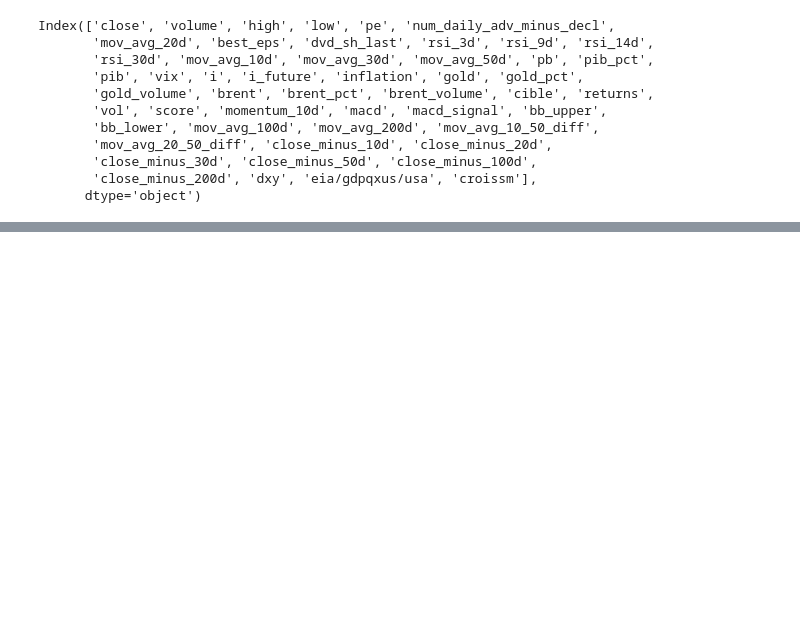
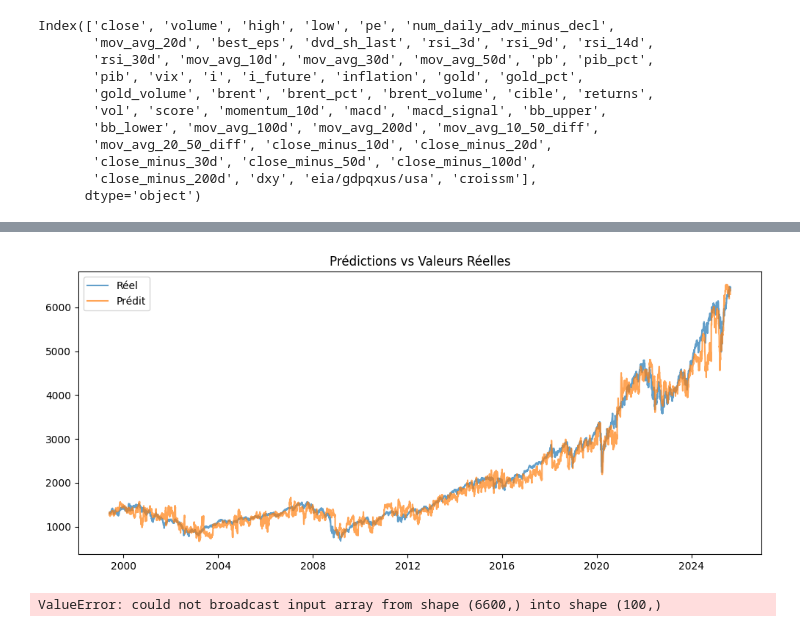
Before and after one commit to Alazuz/bigdata_project, a Jupyter notebook: lstm.ipynb, the cells around one changed output, grey strips where cells are left out. Cells and saved outputs as stored; diff of their text form; code cells hidden in the pictures; blank space fills up the shorter version.

```diff
--- a/lstm.ipynb
+++ b/lstm.ipynb
@@ -285,8 +285,8 @@ scaler = MinMaxScaler()
 data = scaler.fit_transform(df)
 
 # --- Hyperparamètres à tester ---
-seq_lens = [5, 10, 15, 30]
-units_list = [32, 50, 100]
+seq_lens = [10, 15, 30]
+units_list = [50, 100]
 batch_sizes = [16, 32]
 learning_rates = 0.001
 
@@ -623,0 +814,3 @@ Index(['close', 'volume', 'high', 'low', 'pe', 'num_daily_adv_minus_decl',
+# %%
+dd = predictions_df.copy()
+dd.tail(100)
@@ -623,0 +832,25 @@ Index(['close', 'volume', 'high', 'low', 'pe', 'num_daily_adv_minus_decl',
+# %%
+plt.figure(figsize=(12,5))
+plt.plot(dd.index, dd['cible'], label='Réel', alpha=0.7)
+plt.plot(dd.index, dd['prediction'], label='Prédit', alpha=0.7)
+plt.legend()
+plt.title('Prédictions vs Valeurs Réelles')
+plt.show()
+# %% [output]
+[figure, added]
+# %%
+# Création d'un tableau temporaire pour l'inverse transform
+temp = np.zeros_like(scaled_data[:len(preds)])  # même nombre de colonnes que df
+temp[:, target_idx] = predictions_df['prediction'].dropna().values  # mettre les prédictions dans la colonne cible
+
+# Inverse transform sur toutes les colonnes
+inv_data = scaler.inverse_transform(temp)
+
+# Récupérer uniquement la colonne cible
+preds_real = inv_data[:, target_idx]
+
+# Remplacer dans predictions_df
+predictions_df.loc[predictions_df['prediction'].notna(), 'prediction'] = preds_real
+predictions_df
+# %% [output]
+ValueError: could not broadcast input array from shape (6600,) into shape (100,)
```
Also changed, not shown: parts of 6 cells of this notebook.
